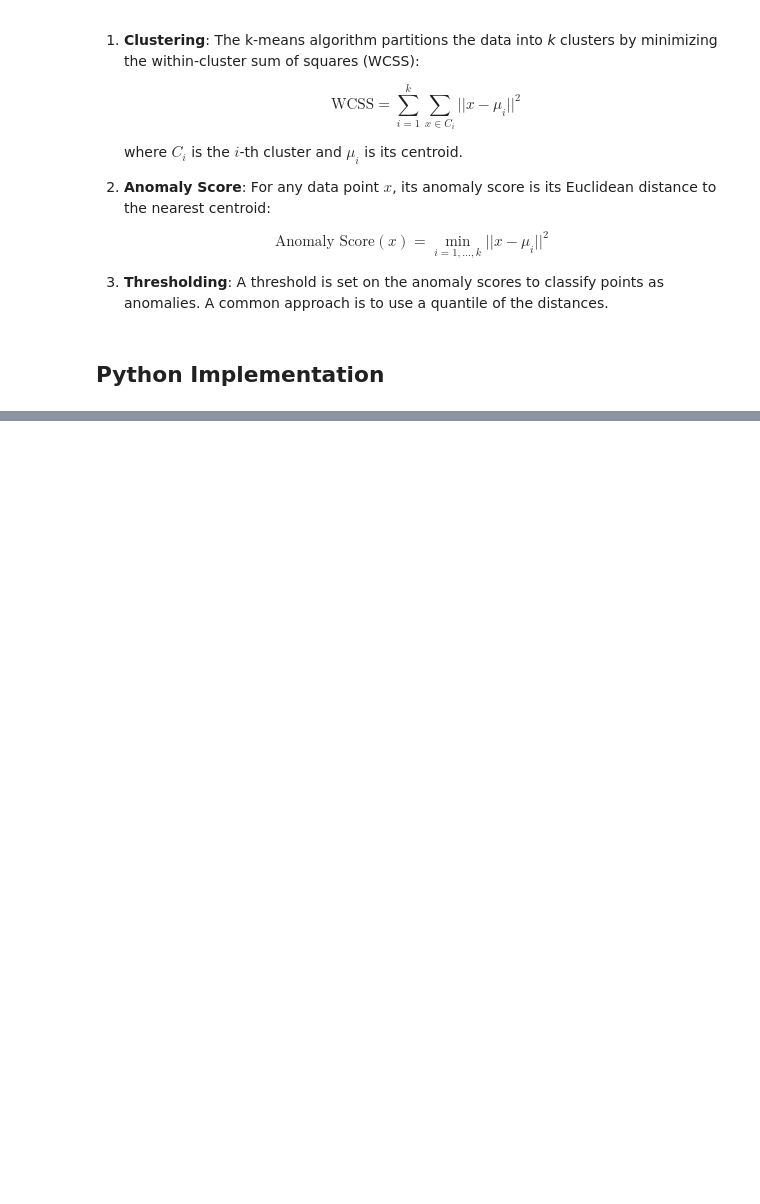
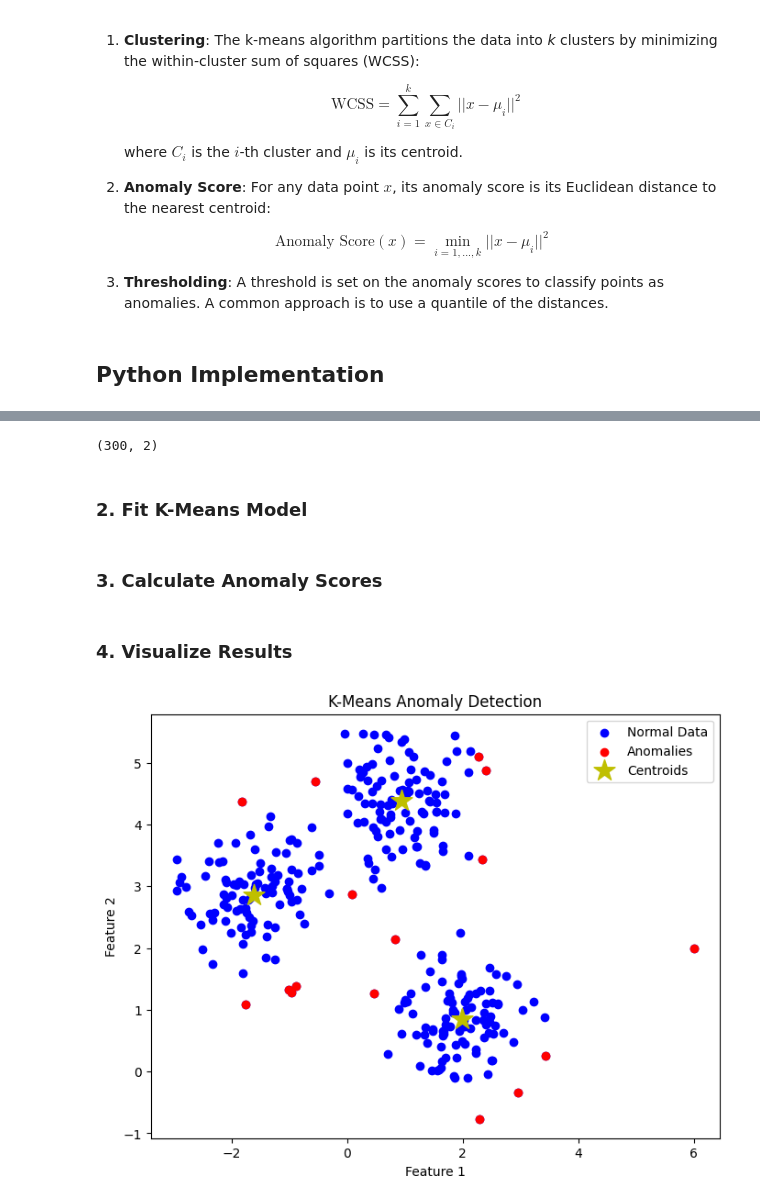
Before and after one commit to 0tv0renakniga/unspervised_learning_examples, a Jupyter notebook: notebooks/kmeans_anomaly_detection.ipynb, the cells around one changed output, grey strips where cells are left out. Drawn from its saved outputs; the diff is of its cells as text; code cells hidden in the pictures; blank space fills up the shorter version.

Commit message:
convert kmeans nb

```diff
--- a/notebooks/kmeans_anomaly_detection.ipynb
+++ b/notebooks/kmeans_anomaly_detection.ipynb
@@ -25,0 +28,38 @@ from sklearn.datasets import make_blobs
+# %%
+# Generate isotropic Gaussian blobs for clustering\n",
+X, _ = make_blobs(n_samples=300, centers=3, cluster_std=0.60, random_state=0)
+print(X.shape)
+# Add some outliers,
+outliers = np.array([[0, 5],[6, 2]])
+X = np.concatenate([X, outliers])
+# %% [output]
+(300, 2)
+# %% [markdown]
+### 2. Fit K-Means Model
+# %%
+kmeans = KMeans(n_clusters=3, random_state=0, n_init=10).fit(X)
+# %% [markdown]
+### 3. Calculate Anomaly Scores
+# %%
+# Calculate the distance from each point to its closest cluster center,
+distances = np.min(kmeans.transform(X), axis=1)
+
+# Set an anomaly threshold (e.g., 95th percentile),
+threshold = np.quantile(distances, 0.95)
+
+# Identify anomalies,
+anomalies = X[distances > threshold]
+# %% [markdown]
+### 4. Visualize Results
+# %%
+plt.figure(figsize=(8, 6)),
+plt.scatter(X[:, 0], X[:, 1], c='b', label='Normal Data'),
+plt.scatter(anomalies[:, 0], anomalies[:, 1], c='r', label='Anomalies'),
+plt.scatter(kmeans.cluster_centers_[:, 0], kmeans.cluster_centers_[:, 1], s=300, c='y', marker='*', label='Centroids'),
+plt.title('K-Means Anomaly Detection'),
+plt.xlabel('Feature 1'),
+plt.ylabel('Feature 2'),
+plt.legend(),
+plt.show()
+# %% [output]
+[figure, added]
```
Also changed, not shown: parts of 2 cells of this notebook.
